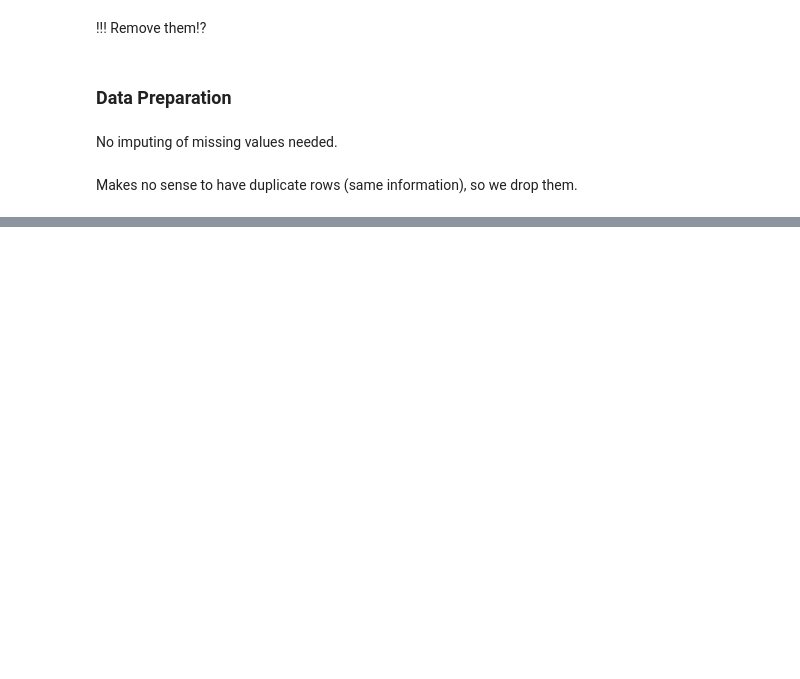
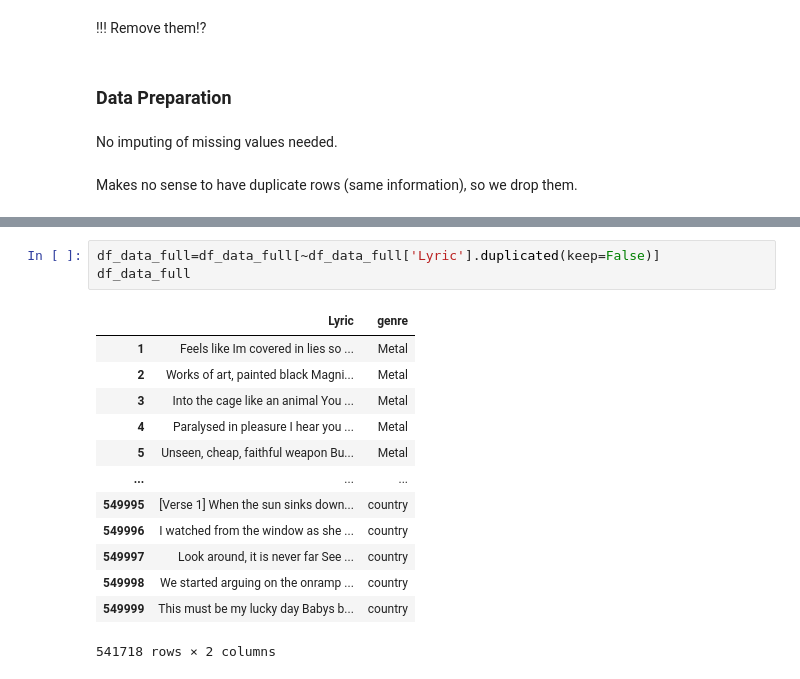
Before and after one commit to eliaserracarbonell/TextAnalyticsProject, a Jupyter notebook: Dataset_Exploration.ipynb, the cells around one changed output, grey strips where cells are left out. Saved outputs shown, nothing was run; the diff lists cells and outputs as text; blank space fills up the shorter version.

```diff
--- a/Dataset_Exploration.ipynb
+++ b/Dataset_Exploration.ipynb
@@ -210,0 +246,17 @@ df_train
+# %%
+df_data_full=df_data_full[~df_data_full['Lyric'].duplicated(keep=False)]
+df_data_full
+# %% [output]
+|  | Lyric | genre |
+| 1 | Feels like Im covered in lies so ... | Metal |
+| 2 | Works of art, painted black Magni... | Metal |
+| 3 | Into the cage like an animal You ... | Metal |
+| 4 | Paralysed in pleasure I hear you ... | Metal |
+| 5 | Unseen, cheap, faithful weapon Bu... | Metal |
+| ... | ... | ... |
+| 549995 | [Verse 1] When the sun sinks down... | country |
+| 549996 | I watched from the window as she ... | country |
+| 549997 | Look around, it is never far See ... | country |
+| 549998 | We started arguing on the onramp ... | country |
+| 549999 | This must be my lucky day Babys b... | country |
+541718 rows × 2 columns
```
Also changed, not shown: parts of 11 cells of this notebook.
